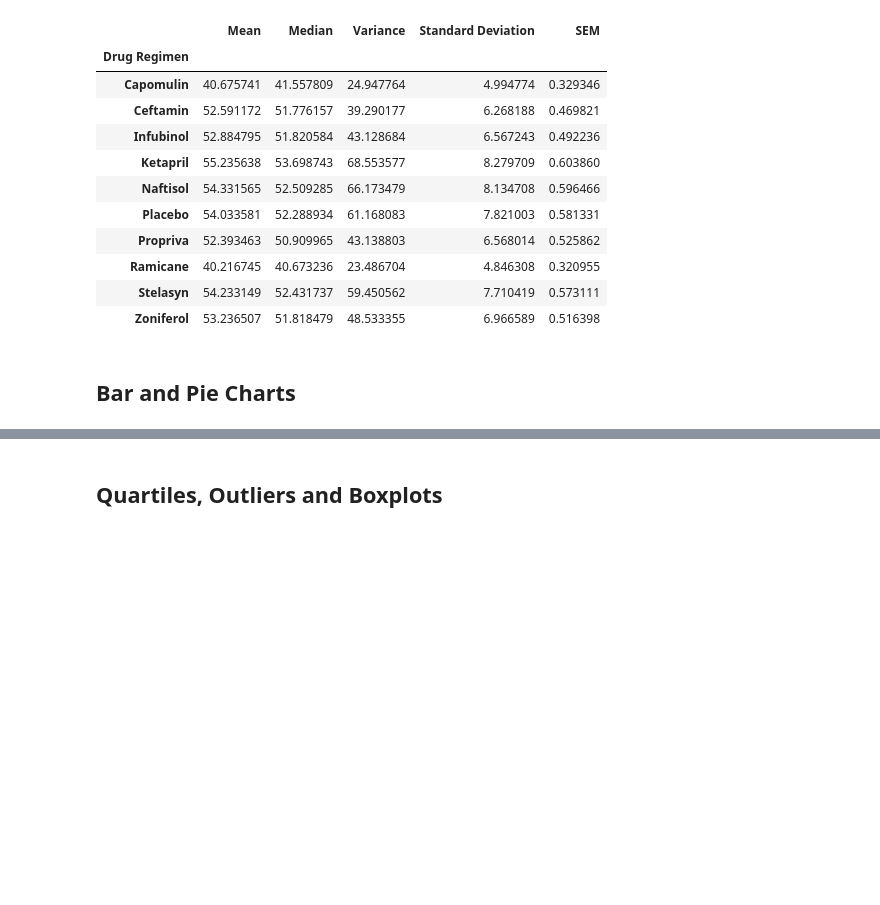
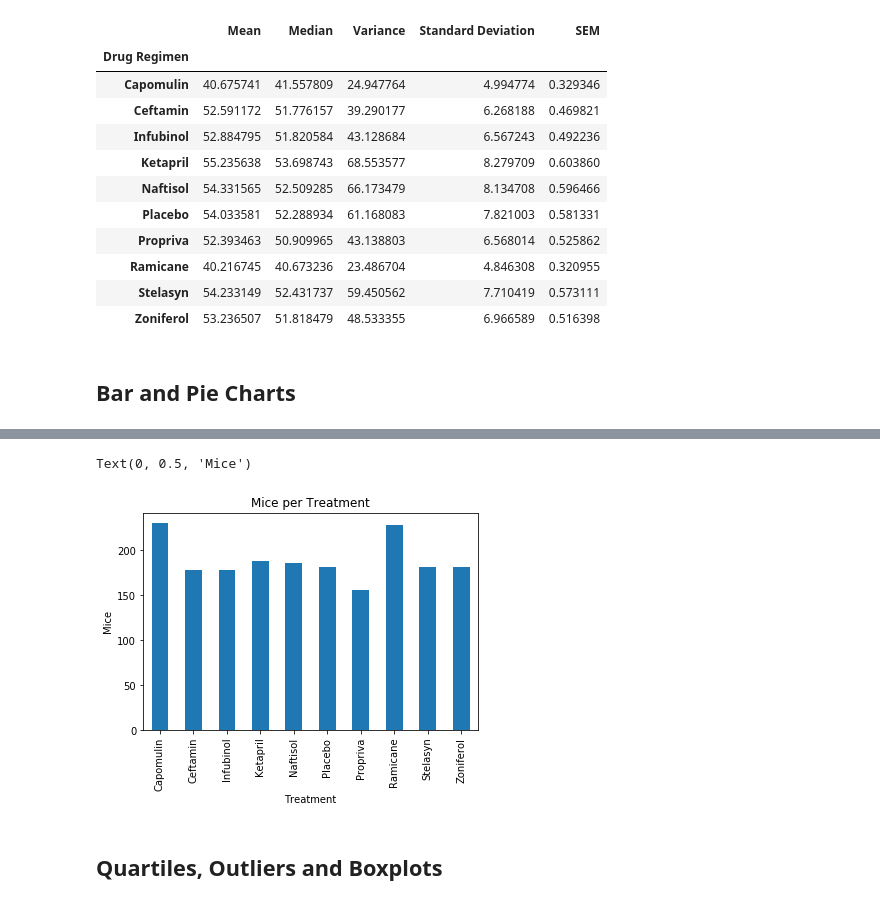
Before and after one commit to DanielDesmondUCD/matplotlib, a Jupyter notebook: Desktop/matplotlibhw/Pymaceuticals/pymaceuticals_starter.ipynb, the cells around one changed output, grey strips where cells are left out. Cells and saved outputs as stored; diff of their text form; code cells hidden in the pictures; blank space fills up the shorter version.

```diff
--- a/Desktop/matplotlibhw/Pymaceuticals/pymaceuticals_starter.ipynb
+++ b/Desktop/matplotlibhw/Pymaceuticals/pymaceuticals_starter.ipynb
@@ -101,5 +105,15 @@ summary_table
 # %%
 # Generate a bar plot showing the total number of mice for each treatment throughout the course of the study using pyplot.
+bar_title = "Mice per Treatment"
+matplot = cleandata.groupby(["Drug Regimen"])
+treatments = matplot.count()
+matplot = treatments.plot.bar (y="Mouse ID", title = bar_title, legend = False)
+
+matplot.set_xlabel("Treatment")
+matplot.set_ylabel("Mice")
+# %% [output]
+Text(0, 0.5, 'Mice')
+[figure, added]
 # %%
 # Generate a pie plot showing the distribution of female versus male mice using pandas
 # %%
```
Also changed, not shown: parts of 4 cells of this notebook.
